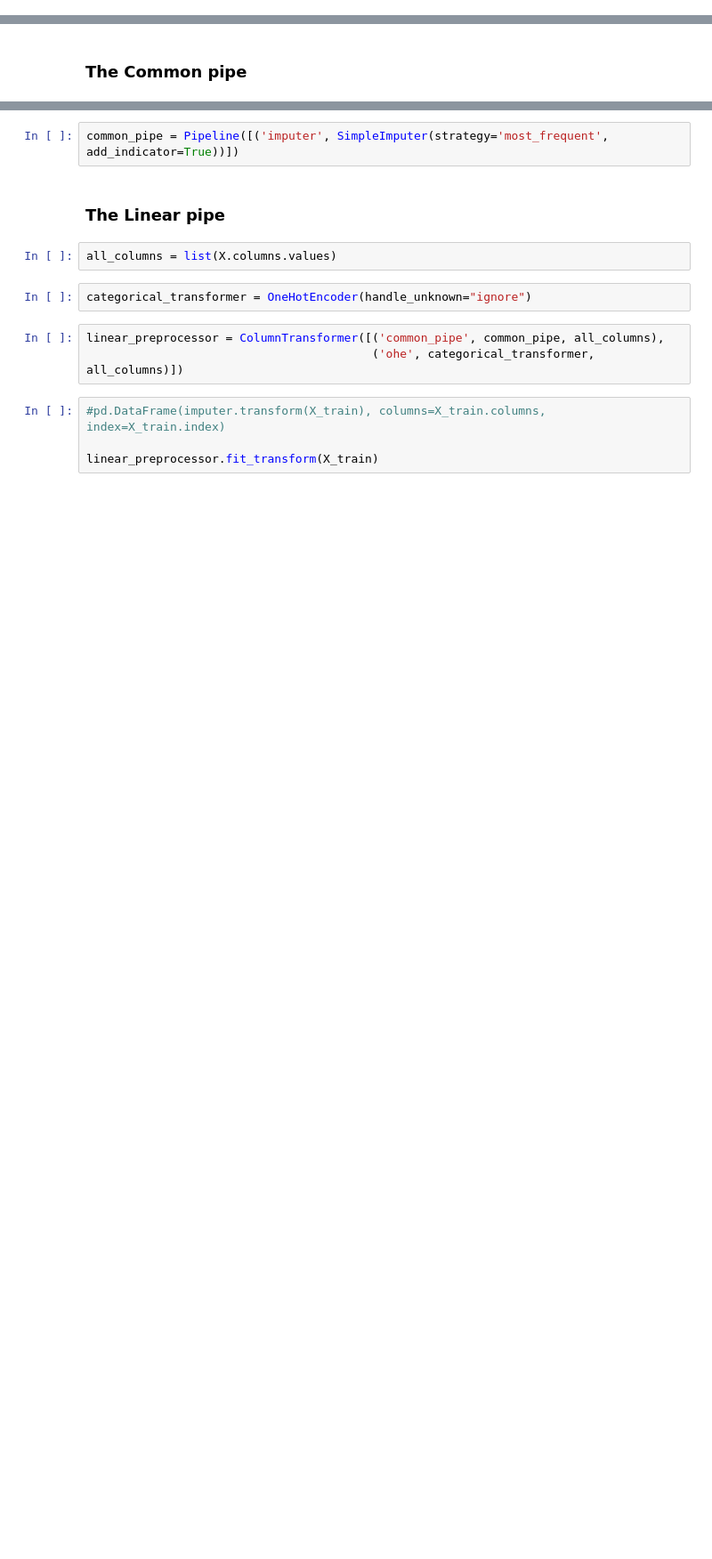
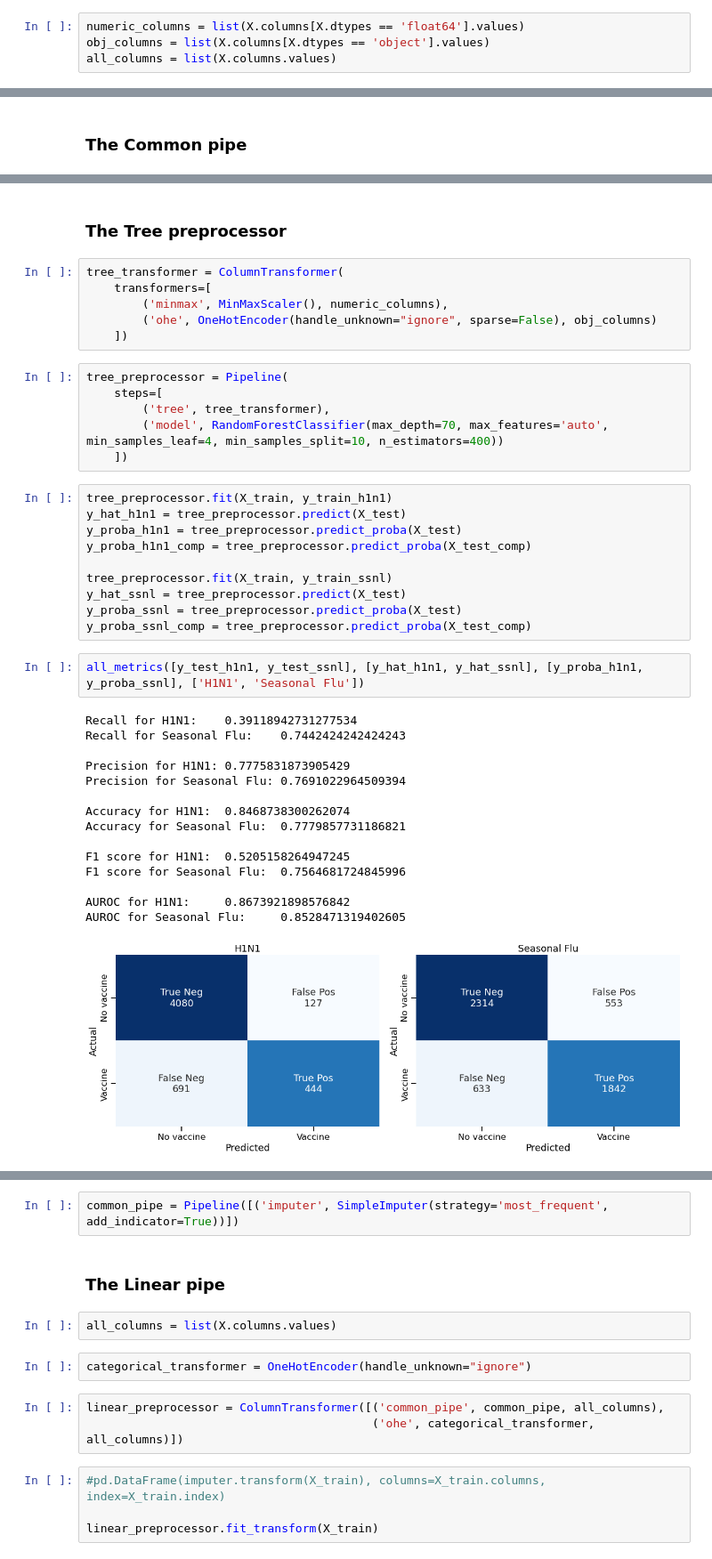
Before and after one commit to jeffbeech/Flu-Shot-Learning, a Jupyter notebook: matt notebook.ipynb, the cells around one changed output, grey strips where cells are left out. Shown: that part at 89% size. Cells and saved outputs as stored; diff of their text form; blank space fills up the shorter version.

Commit message:
working pipeline

```diff
--- a/matt notebook.ipynb
+++ b/matt notebook.ipynb
@@ -231,6 +231,10 @@ y_train_h1n1 = y_train_h1n1.copy()
 y_train_ssnl = y_train_ssnl.copy()
 y_test_h1n1 = y_test_h1n1.copy()
 y_test_ssnl = y_test_ssnl.copy()
+# %%
+numeric_columns = list(X.columns[X.dtypes == 'float64'].values)
+obj_columns = list(X.columns[X.dtypes == 'object'].values)
+all_columns = list(X.columns.values)
 # %% [markdown]
 ### Two preprocessors, one for tree-based models, one for anything else
 
@@ -255,0 +300,42 @@ Linear preprocessor:
+# %% [markdown]
+### The Tree preprocessor
+# %%
+tree_transformer = ColumnTransformer(
+    transformers=[
+        ('minmax', MinMaxScaler(), numeric_columns),
+        ('ohe', OneHotEncoder(handle_unknown="ignore", sparse=False), obj_columns)
+    ])
+# %%
+tree_preprocessor = Pipeline(
+    steps=[
+        ('tree', tree_transformer),
+        ('model', RandomForestClassifier(max_depth=70, max_features='auto', min_samples_leaf=4, min_samples_split=10, n_estimators=400))
+    ])
+# %%
+tree_preprocessor.fit(X_train, y_train_h1n1)
+y_hat_h1n1 = tree_preprocessor.predict(X_test)
+y_proba_h1n1 = tree_preprocessor.predict_proba(X_test)
+y_proba_h1n1_comp = tree_preprocessor.predict_proba(X_test_comp)
+
+tree_preprocessor.fit(X_train, y_train_ssnl)
+y_hat_ssnl = tree_preprocessor.predict(X_test)
+y_proba_ssnl = tree_preprocessor.predict_proba(X_test)
+y_proba_ssnl_comp = tree_preprocessor.predict_proba(X_test_comp)
+# %%
+all_metrics([y_test_h1n1, y_test_ssnl], [y_hat_h1n1, y_hat_ssnl], [y_proba_h1n1, y_proba_ssnl], ['H1N1', 'Seasonal Flu'])
+# %% [output]
+Recall for H1N1:    0.39118942731277534
+Recall for Seasonal Flu:    0.7442424242424243
+
+Precision for H1N1: 0.7775831873905429
+Precision for Seasonal Flu: 0.7691022964509394
+
+Accuracy for H1N1:  0.8468738300262074
+Accuracy for Seasonal Flu:  0.7779857731186821
+
+F1 score for H1N1:  0.5205158264947245
+F1 score for Seasonal Flu:  0.7564681724845996
+
+AUROC for H1N1:     0.8673921898576842
+AUROC for Seasonal Flu:     0.8528471319402605
+[figure, added]
```
Also changed, not shown: parts of 31 cells of this notebook, 1 other file.
